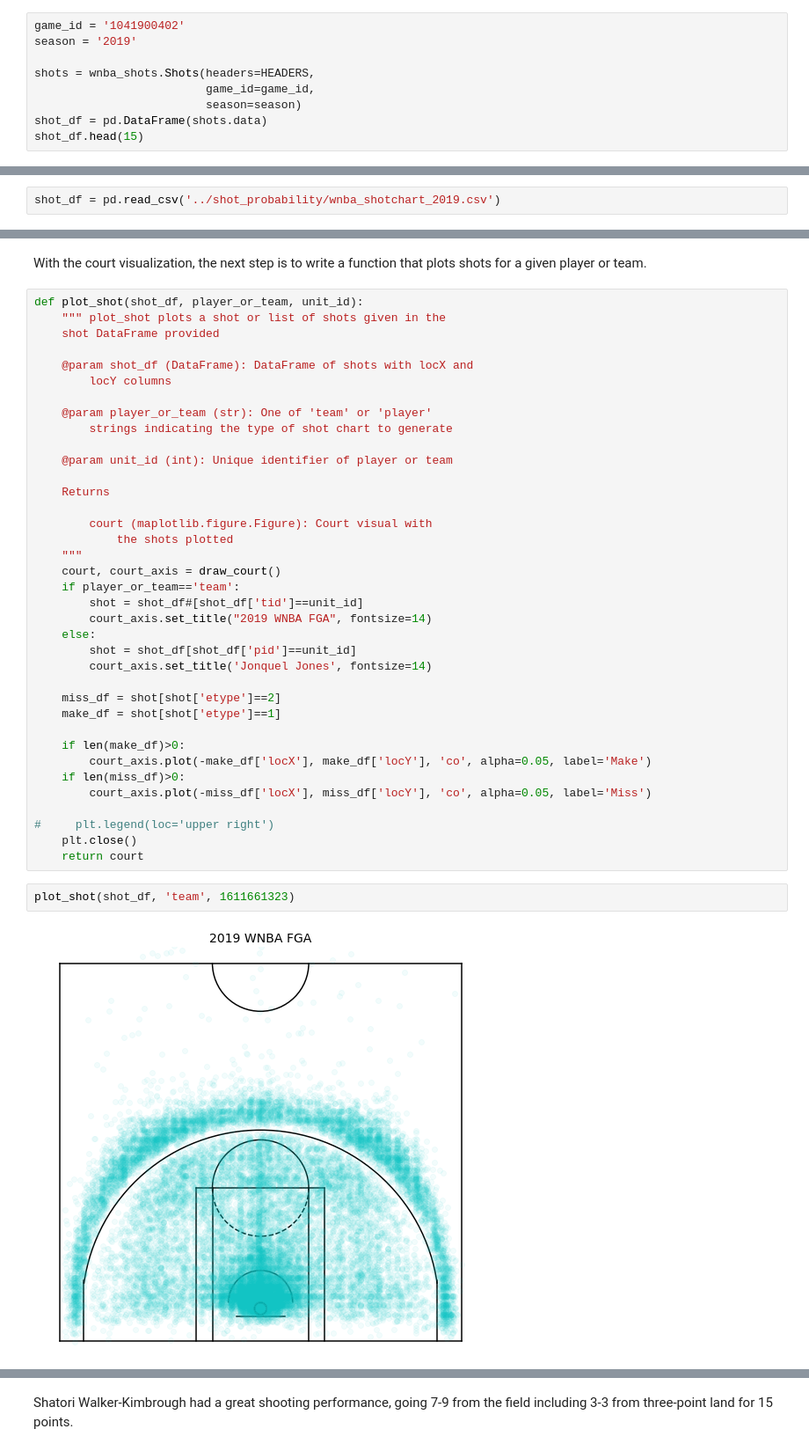
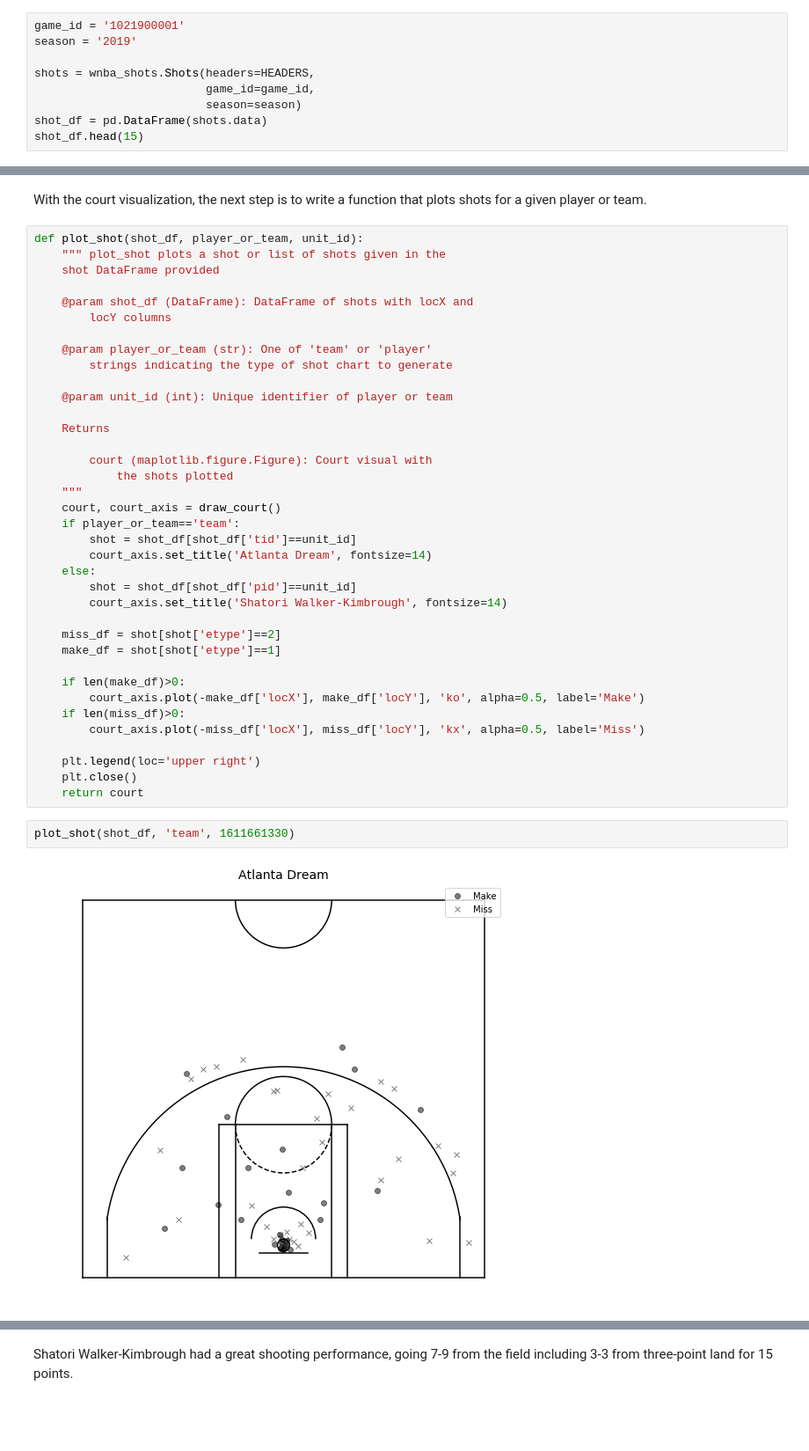
Before and after one commit to basketballrelativity/location_data, a Jupyter notebook: wnba_location_charts.ipynb, the cells around one changed output, grey strips where cells are left out. Shown: that part at 88% size. Drawn from its saved outputs; the diff is of its cells as text; blank space fills up the shorter version.

```diff
--- a/wnba_location_charts.ipynb
+++ b/wnba_location_charts.ipynb
@@ -34,7 +34,7 @@ The `Shots` class requires a few parameters:
 
 The following pulls play-by-play data for a 2019 preseason game between the Mystics and the Dream.
 # %%
-game_id = '1041900402'
+game_id = '1021900001'
 season = '2019'
 
 shots = wnba_shots.Shots(headers=HEADERS,
@@ -62,2 +61,0 @@ shot_df.head(15)
-# %%
-shot_df = pd.read_csv('../shot_probability/wnba_shotchart_2019.csv')
@@ -157,25 +150,25 @@ def plot_shot(shot_df, player_or_team, unit_id):
     """
     court, court_axis = draw_court()
     if player_or_team=='team':
-        shot = shot_df#[shot_df['tid']==unit_id]
-        court_axis.set_title("2019 WNBA FGA", fontsize=14)
+        shot = shot_df[shot_df['tid']==unit_id]
+        court_axis.set_title('Atlanta Dream', fontsize=14)
     else:
         shot = shot_df[shot_df['pid']==unit_id]
-        court_axis.set_title('Jonquel Jones', fontsize=14)
+        court_axis.set_title('Shatori Walker-Kimbrough', fontsize=14)
 
     miss_df = shot[shot['etype']==2]
     make_df = shot[shot['etype']==1]
 
     if len(make_df)>0:
-        court_axis.plot(-make_df['locX'], make_df['locY'], 'co', alpha=0.05, label='Make')
+        court_axis.plot(-make_df['locX'], make_df['locY'], 'ko', alpha=0.5, label='Make')
     if len(miss_df)>0:
-        court_axis.plot(-miss_df['locX'], miss_df['locY'], 'co', alpha=0.05, label='Miss')
+        court_axis.plot(-miss_df['locX'], miss_df['locY'], 'kx', alpha=0.5, label='Miss')
 
-#     plt.legend(loc='upper right')
+    plt.legend(loc='upper right')
     plt.close()
     return court
 # %%
-plot_shot(shot_df, 'team', 1611661323)
+plot_shot(shot_df, 'team', 1611661330)
 # %% [output]
-[figure, old version]
+[figure, new version]
 # %%
```
Also changed, not shown: parts of 16 cells of this notebook.
